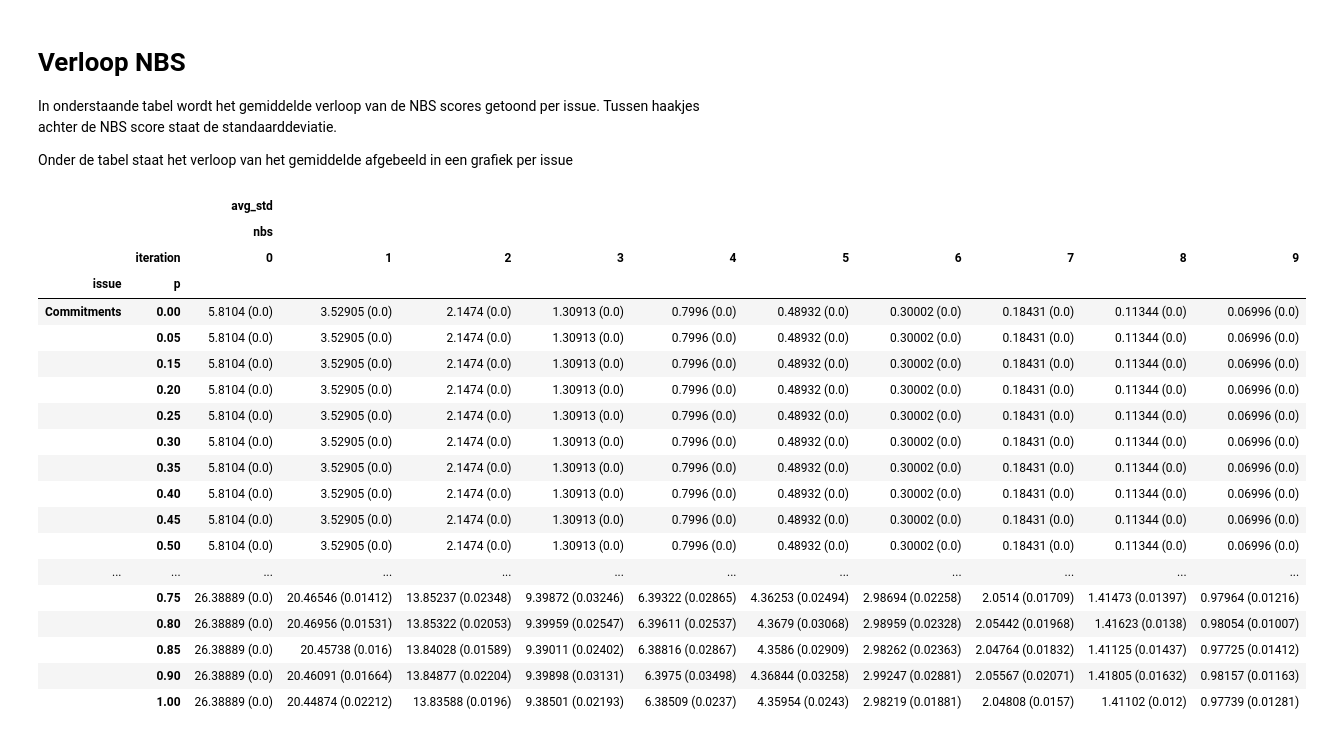
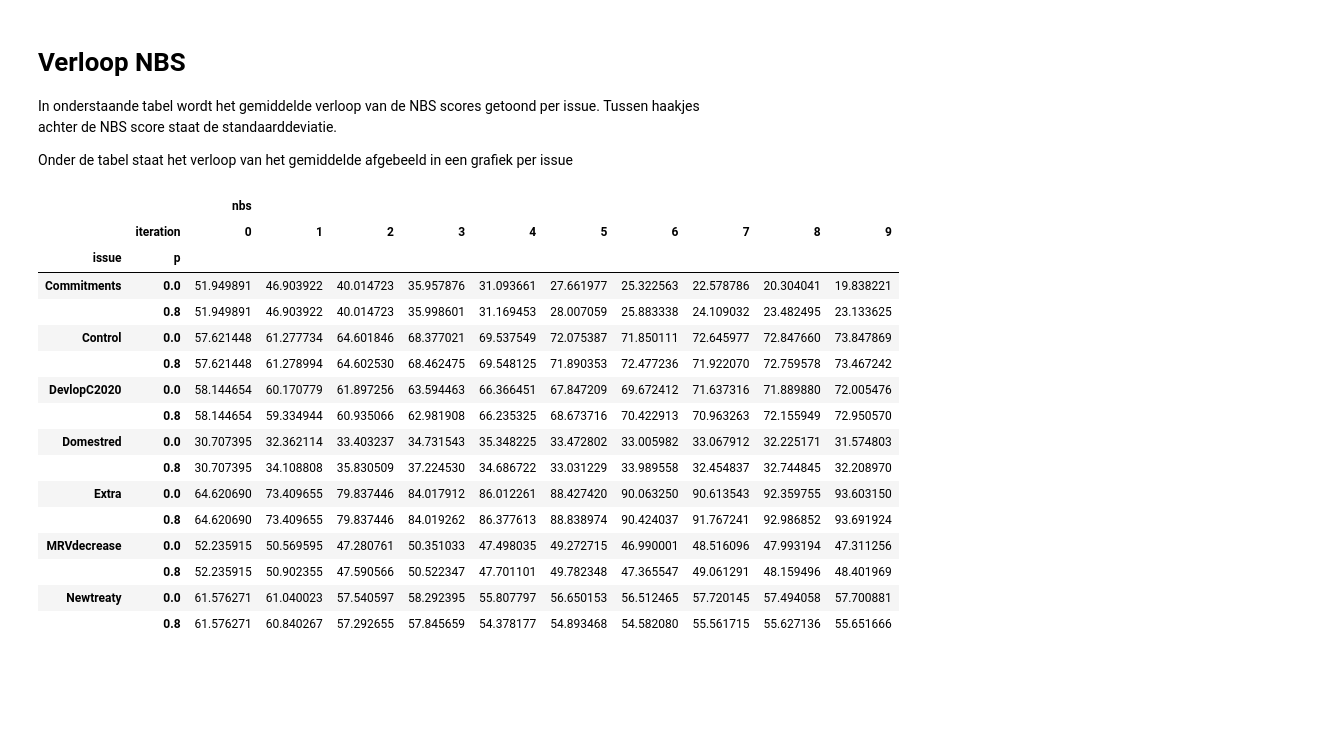
Before and after one commit to foarsitter/decide-analysis, a Jupyter notebook: notebooks/nash_bargaining_solution.ipynb, the cells around one changed output. Drawn from its saved outputs; the diff is of its cells as text; code cells hidden in the pictures; blank space fills up the shorter version.

```diff
--- a/notebooks/nash_bargaining_solution.ipynb
+++ b/notebooks/nash_bargaining_solution.ipynb
@@ -13,3 +11,6 @@ conn = sqlite3.connect('/home/jelmert/Documents/decide-kopenhagen-no-ties.db')
+# %%
+conn = sqlite3.connect('C:\\Users\\jelme\\PycharmProjects\\decide-exchange-model\\data\\output\\decide-data_1.db')
+data_set_id = 1
 # %%
 df = pd.read_sql("""
 SELECT
@@ -31,12 +32,11 @@ FROM (SELECT
         LEFT JOIN iteration i2 ON ai.iteration_id = i2.id
         LEFT JOIN repetition r ON i2.repetition_id = r.id
         LEFT JOIN modelrun m ON r.model_run_id = m.id
-        LEFT JOIN dataset d ON a.data_set_id = d.id
-      WHERE  ai.type = 'before' AND d.id = ?
+      WHERE  ai.type = 'before' AND m.id IN (%s)
      GROUP BY m.id,r.id, i2.id, i.id) a
-""",
+""" % ','.join(['13', '14']),
                  conn,
-                 params=(1,),
+                 # params=((13, 14), ),
                  index_col='p',
                  columns=['nbs']
                 )
@@ -47,7 +47,8 @@ def avg_std(series):
 
     return '{0} ({1})'.format(round(avg, 5), round(std, 5))
 
-table = pd.pivot_table(df, index=['issue','p'], columns=['iteration'],values=['nbs'],aggfunc=[avg_std])
+table_avg = pd.pivot_table(df, index=['issue','p'], columns=['iteration'],values=['nbs'],aggfunc=np.average)
+table_var = pd.pivot_table(df, index=['issue','p'], columns=['iteration'],values=['nbs'],aggfunc=np.var)
 # %% [markdown]
 # Verloop NBS
 In onderstaande tabel wordt het gemiddelde verloop van de NBS scores getoond per issue. Tussen haakjes achter de NBS score staat de standaarddeviatie.
@@ -56,25 +57,23 @@ Onder de tabel staat het verloop van het gemiddelde afgebeeld in een grafiek per
 # %%
 pd.set_option('display.max_rows', 500)
 pd.set_option('display.max_columns', 500)
-table
+
+table_avg
 # %% [output]
-|  |  | avg_std |  |  |  |  |  |  |  |  |  |
 |  |  | nbs |  |  |  |  |  |  |  |  |  |
 |  | iteration | 0 | 1 | 2 | 3 | 4 | 5 | 6 | 7 | 8 | 9 |
 | issue | p |  |  |  |  |  |  |  |  |  |  |
-| Commitments | 0.00 | 5.8104 (0.0) | 3.52905 (0.0) | 2.1474 (0.0) | 1.30913 (0.0) | 0.7996 (0.0) | 0.48932 (0.0) | 0.30002 (0.0) | 0.18431 (0.0) | 0.11344 (0.0) | 0.06996 (0.0) |
-|  | 0.05 | 5.8104 (0.0) | 3.52905 (0.0) | 2.1474 (0.0) | 1.30913 (0.0) | 0.7996 (0.0) | 0.48932 (0.0) | 0.30002 (0.0) | 0.18431 (0.0) | 0.11344 (0.0) | 0.06996 (0.0) |
-|  | 0.15 | 5.8104 (0.0) | 3.52905 (0.0) | 2.1474 (0.0) | 1.30913 (0.0) | 0.7996 (0.0) | 0.48932 (0.0) | 0.30002 (0.0) | 0.18431 (0.0) | 0.11344 (0.0) | 0.06996 (0.0) |
-|  | 0.20 | 5.8104 (0.0) | 3.52905 (0.0) | 2.1474 (0.0) | 1.30913 (0.0) | 0.7996 (0.0) | 0.48932 (0.0) | 0.30002 (0.0) | 0.18431 (0.0) | 0.11344 (0.0) | 0.06996 (0.0) |
-|  | 0.25 | 5.8104 (0.0) | 3.52905 (0.0) | 2.1474 (0.0) | 1.30913 (0.0) | 0.7996 (0.0) | 0.48932 (0.0) | 0.30002 (0.0) | 0.18431 (0.0) | 0.11344 (0.0) | 0.06996 (0.0) |
-|  | 0.30 | 5.8104 (0.0) | 3.52905 (0.0) | 2.1474 (0.0) | 1.30913 (0.0) | 0.7996 (0.0) | 0.48932 (0.0) | 0.30002 (0.0) | 0.18431 (0.0) | 0.11344 (0.0) | 0.06996 (0.0) |
-|  | 0.35 | 5.8104 (0.0) | 3.52905 (0.0) | 2.1474 (0.0) | 1.30913 (0.0) | 0.7996 (0.0) | 0.48932 (0.0) | 0.30002 (0.0) | 0.18431 (0.0) | 0.11344 (0.0) | 0.06996 (0.0) |
-|  | 0.40 | 5.8104 (0.0) | 3.52905 (0.0) | 2.1474 (0.0) | 1.30913 (0.0) | 0.7996 (0.0) | 0.48932 (0.0) | 0.30002 (0.0) | 0.18431 (0.0) | 0.11344 (0.0) | 0.06996 (0.0) |
-|  | 0.45 | 5.8104 (0.0) | 3.52905 (0.0) | 2.1474 (0.0) | 1.30913 (0.0) | 0.7996 (0.0) | 0.48932 (0.0) | 0.30002 (0.0) | 0.18431 (0.0) | 0.11344 (0.0) | 0.06996 (0.0) |
-|  | 0.50 | 5.8104 (0.0) | 3.52905 (0.0) | 2.1474 (0.0) | 1.30913 (0.0) | 0.7996 (0.0) | 0.48932 (0.0) | 0.30002 (0.0) | 0.18431 (0.0) | 0.11344 (0.0) | 0.06996 (0.0) |
-| ... | ... | ... | ... | ... | ... | ... | ... | ... | ... | ... | ... |
-|  | 0.75 | 26.38889 (0.0) | 20.46546 (0.01412) | 13.85237 (0.02348) | 9.39872 (0.03246) | 6.39322 (0.02865) | 4.36253 (0.02494) | 2.98694 (0.02258) | 2.0514 (0.01709) | 1.41473 (0.01397) | 0.97964 (0.01216) |
-|  | 0.80 | 26.38889 (0.0) | 20.46956 (0.01531) | 13.85322 (0.02053) | 9.39959 (0.02547) | 6.39611 (0.02537) | 4.3679 (0.03068) | 2.98959 (0.02328) | 2.05442 (0.01968) | 1.41623 (0.0138) | 0.98054 (0.01007) |
-|  | 0.85 | 26.38889 (0.0) | 20.45738 (0.016) | 13.84028 (0.01589) | 9.39011 (0.02402) | 6.38816 (0.02867) | 4.3586 (0.02909) | 2.98262 (0.02363) | 2.04764 (0.01832) | 1.41125 (0.01437) | 0.97725 (0.01412) |
-|  | 0.90 | 26.38889 (0.0) | 20.46091 (0.01664) | 13.84877 (0.02204) | 9.39898 (0.03131) | 6.3975 (0.03498) | 4.36844 (0.03258) | 2.99247 (0.02881) | 2.05567 (0.02071) | 1.41805 (0.01632) | 0.98157 (0.01163) |
-|  | 1.00 | 26.38889 (0.0) | 20.44874 (0.02212) | 13.83588 (0.0196) | 9.38501 (0.02193) | 6.38509 (0.0237) | 4.35954 (0.0243) | 2.98219 (0.01881) | 2.04808 (0.0157) | 1.41102 (0.012) | 0.97739 (0.01281) |
+| Commitments | 0.0 | 51.949891 | 46.903922 | 40.014723 | 35.957876 | 31.093661 | 27.661977 | 25.322563 | 22.578786 | 20.304041 | 19.838221 |
+|  | 0.8 | 51.949891 | 46.903922 | 40.014723 | 35.998601 | 31.169453 | 28.007059 | 25.883338 | 24.109032 | 23.482495 | 23.133625 |
+| Control | 0.0 | 57.621448 | 61.277734 | 64.601846 | 68.377021 | 69.537549 | 72.075387 | 71.850111 | 72.645977 | 72.847660 | 73.847869 |
+|  | 0.8 | 57.621448 | 61.278994 | 64.602530 | 68.462475 | 69.548125 | 71.890353 | 72.477236 | 71.922070 | 72.759578 | 73.467242 |
+| DevlopC2020 | 0.0 | 58.144654 | 60.170779 | 61.897256 | 63.594463 | 66.366451 | 67.847209 | 69.672412 | 71.637316 | 71.889880 | 72.005476 |
+|  | 0.8 | 58.144654 | 59.334944 | 60.935066 | 62.981908 | 66.235325 | 68.673716 | 70.422913 | 70.963263 | 72.155949 | 72.950570 |
+| Domestred | 0.0 | 30.707395 | 32.362114 | 33.403237 | 34.731543 | 35.348225 | 33.472802 | 33.005982 | 33.067912 | 32.225171 | 31.574803 |
+|  | 0.8 | 30.707395 | 34.108808 | 35.830509 | 37.224530 | 34.686722 | 33.031229 | 33.989558 | 32.454837 | 32.744845 | 32.208970 |
+| Extra | 0.0 | 64.620690 | 73.409655 | 79.837446 | 84.017912 | 86.012261 | 88.427420 | 90.063250 | 90.613543 | 92.359755 | 93.603150 |
+|  | 0.8 | 64.620690 | 73.409655 | 79.837446 | 84.019262 | 86.377613 | 88.838974 | 90.424037 | 91.767241 | 92.986852 | 93.691924 |
+| MRVdecrease | 0.0 | 52.235915 | 50.569595 | 47.280761 | 50.351033 | 47.498035 | 49.272715 | 46.990001 | 48.516096 | 47.993194 | 47.311256 |
+|  | 0.8 | 52.235915 | 50.902355 | 47.590566 | 50.522347 | 47.701101 | 49.782348 | 47.365547 | 49.061291 | 48.159496 | 48.401969 |
+| Newtreaty | 0.0 | 61.576271 | 61.040023 | 57.540597 | 58.292395 | 55.807797 | 56.650153 | 56.512465 | 57.720145 | 57.494058 | 57.700881 |
+|  | 0.8 | 61.576271 | 60.840267 | 57.292655 | 57.845659 | 54.378177 | 54.893468 | 54.582080 | 55.561715 | 55.627136 | 55.651666 |
```
Also changed, not shown: parts of 6 cells of this notebook.
